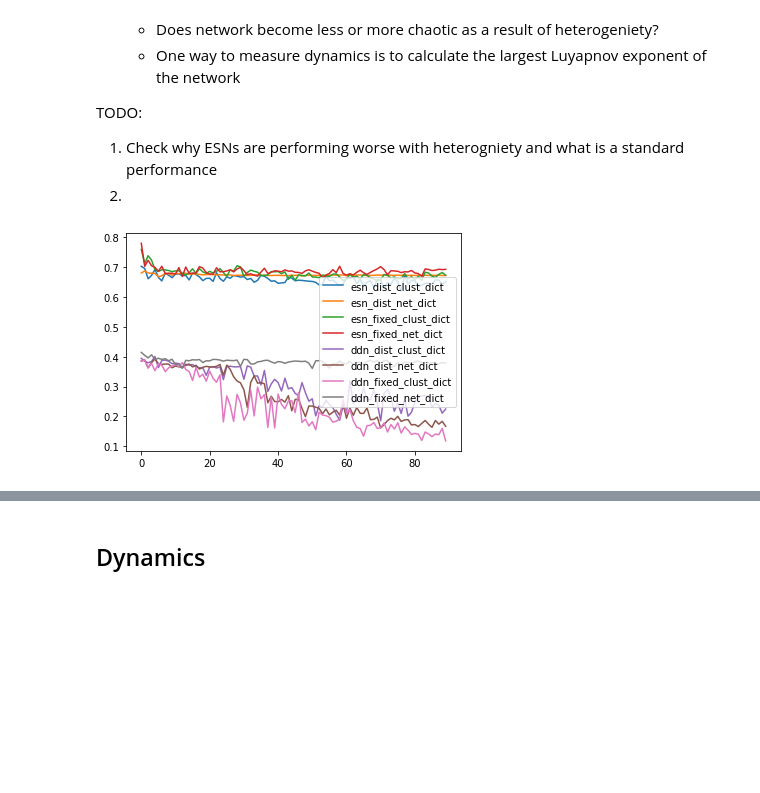
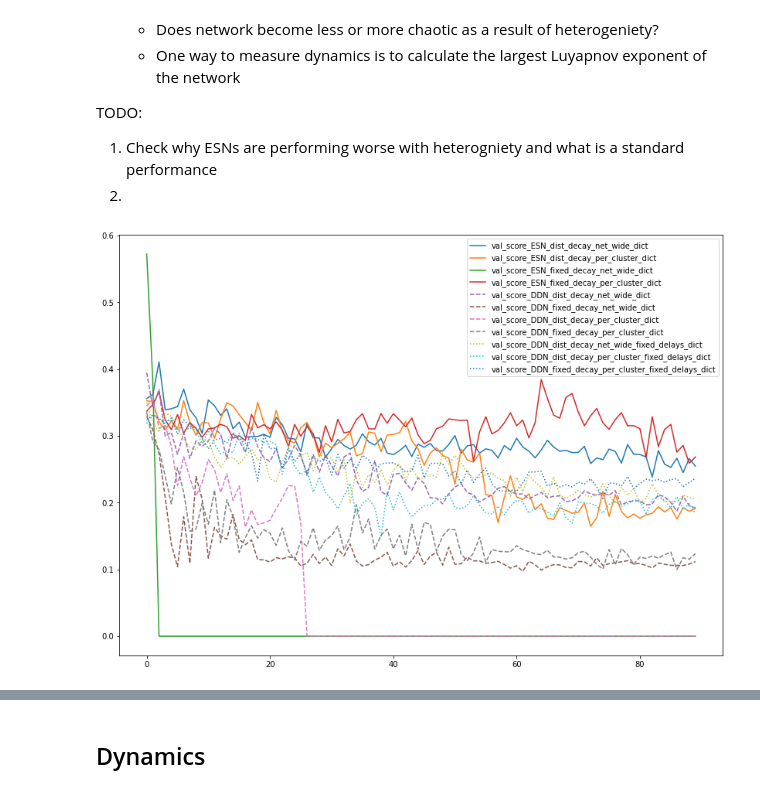
Before and after one commit to Nishant-codex/DDN-public, a Jupyter notebook: DDN_example.ipynb, the cells around one changed output, grey strips where cells are left out. Saved outputs shown, nothing was run; the diff lists cells and outputs as text; code cells hidden in the pictures; blank space fills up the shorter version.

```diff
--- a/DDN_example.ipynb
+++ b/DDN_example.ipynb
@@ -295,34 +326,38 @@ def sample_best_net(dict, n, gen_max, multitask=False):
 # %%
 
 gen_max = 90
 # val_scores_ddn = get_validation_throughout_evolution(ddn_dict, gen_max, multitask=False)
 # val_scores_esn = get_validation_throughout_evolution(esn_dict, gen_max, multitask=False)
 
+val_score_ESN_dist_decay_net_wide_dict                 =  get_validation_throughout_evolution(ESN_dist_decay_net_wide_dict, gen_max=90, multitask=False)
+val_score_ESN_dist_decay_per_cluster_dict              =  get_validation_throughout_evolution(ESN_dist_decay_per_cluster_dict, gen_max=90, multitask=False)
+val_score_ESN_fixed_decay_net_wide_dict                =  get_validation_throughout_evolution(ESN_fixed_decay_net_wide_dict, gen_max=90, multitask=False)
+val_score_ESN_fixed_decay_per_cluster_dict             =  get_validation_throughout_evolution(ESN_fixed_decay_per_cluster_dict, gen_max=90, multitask=False)
+val_score_DDN_dist_decay_net_wide_dict                 =  get_validation_throughout_evolution(DDN_dist_decay_net_wide_dict, gen_max=90, multitask=False)
+val_score_DDN_fixed_decay_net_wide_dict                =  get_validation_throughout_evolution(DDN_fixed_decay_net_wide_dict, gen_max=90, multitask=False)
+val_score_DDN_dist_decay_per_cluster_dict              =  get_validation_throughout_evolution(DDN_dist_decay_per_cluster_dict, gen_max=90, multitask=False)
+val_score_DDN_fixed_decay_per_cluster_dict             =  get_validation_throughout_evolution(DDN_fixed_decay_per_cluster_dict, gen_max=90, multitask=False)
+val_score_DDN_dist_decay_net_wide_fixed_delays_dict    =  get_validation_throughout_evolution(DDN_dist_decay_net_wide_fixed_delays_dict, gen_max=90, multitask=False)
+val_score_DDN_dist_decay_per_cluster_fixed_delays_dict =  get_validation_throughout_evolution(DDN_dist_decay_per_cluster_fixed_delays_dict, gen_max=90, multitask=False)
+val_score_DDN_fixed_decay_per_cluster_fixed_delays_dict=  get_validation_throughout_evolution(DDN_fixed_decay_per_cluster_fixed_delays_dict, gen_max=90, multitask=False)
 
-val_scores_esn_dist_clust_dict =  get_validation_throughout_evolution(esn_dist_clust_dict   , gen_max, multitask=False)
-val_scores_esn_dist_net_dict =    get_validation_throughout_evolution(esn_dist_net_dict , gen_max, multitask=False)
-val_scores_esn_fixed_clust_dict = get_validation_throughout_evolution(esn_fixed_clust_dict   , gen_max, multitask=False)
-val_scores_esn_fixed_net_dict =   get_validation_throughout_evolution(esn_fixed_net_dict   , gen_max, multitask=False)
-val_scores_ddn_dist_clust_dict =  get_validation_throughout_evolution(ddn_dist_clust_dict   , gen_max, multitask=False)
-val_scores_ddn_dist_net_dict =    get_validation_throughout_evolution(ddn_dist_net_dict   , gen_max, multitask=False)
-val_scores_ddn_fixed_clust_dict = get_validation_throughout_evolution(ddn_fixed_clust_dict   , gen_max, multitask=False)
-val_scores_ddn_fixed_net_dict =   get_validation_throughout_evolution(ddn_fixed_net_dict   , gen_max, multitask=False)
+fig = plt.figure(figsize= [14,10])
 
-# plt.plot(val_scores_ddn,label ='ddn')
-# plt.plot(val_scores_esn,label ='esn')
-
-plt.plot(val_scores_esn_dist_clust_dict, label = 'esn_dist_clust_dict')
-plt.plot(val_scores_esn_dist_net_dict, label = 'esn_dist_net_dict')
-plt.plot(val_scores_esn_fixed_clust_dict, label = 'esn_fixed_clust_dict')
-plt.plot(val_scores_esn_fixed_net_dict, label = 'esn_fixed_net_dict')
-plt.plot(val_scores_ddn_dist_clust_dict, label = 'ddn_dist_clust_dict')
-plt.plot(val_scores_ddn_dist_net_dict, label = 'ddn_dist_net_dict')
-plt.plot(val_scores_ddn_fixed_clust_dict, label = 'ddn_fixed_clust_dict')
-plt.plot(val_scores_ddn_fixed_net_dict, label = 'ddn_fixed_net_dict')
+plt.plot(val_score_ESN_dist_decay_net_wide_dict,                   linestyle='-',  label ='val_score_ESN_dist_decay_net_wide_dict' )
+plt.plot(val_score_ESN_dist_decay_per_cluster_dict,                linestyle='-',  label ='val_score_ESN_dist_decay_per_cluster_dict' )
+plt.plot(val_score_ESN_fixed_decay_net_wide_dict,                  linestyle='-',  label ='val_score_ESN_fixed_decay_net_wide_dict' )
+plt.plot(val_score_ESN_fixed_decay_per_cluster_dict,               linestyle='-',  label ='val_score_ESN_fixed_decay_per_cluster_dict' )
+plt.plot(val_score_DDN_dist_decay_net_wide_dict,                   linestyle='--',  label ='val_score_DDN_dist_decay_net_wide_dict' )
+plt.plot(val_score_DDN_fixed_decay_net_wide_dict,                  linestyle='--',  label ='val_score_DDN_fixed_decay_net_wide_dict' )
+plt.plot(val_score_DDN_dist_decay_per_cluster_dict,                linestyle='--',  label ='val_score_DDN_dist_decay_per_cluster_dict' )
+plt.plot(val_score_DDN_fixed_decay_per_cluster_dict,               linestyle='--',  label ='val_score_DDN_fixed_decay_per_cluster_dict' )
+plt.plot(val_score_DDN_dist_decay_net_wide_fixed_delays_dict,      linestyle=':',  label ='val_score_DDN_dist_decay_net_wide_fixed_delays_dict' )
+plt.plot(val_score_DDN_dist_decay_per_cluster_fixed_delays_dict,   linestyle=':',  label ='val_score_DDN_dist_decay_per_cluster_fixed_delays_dict' )
+plt.plot(val_score_DDN_fixed_decay_per_cluster_fixed_delays_dict,  linestyle=':',  label ='val_score_DDN_fixed_decay_per_cluster_fixed_delays_dict' )
 
 plt.legend()
 plt.show()
 # %% [output]
-[figure, old version]
+[figure, new version]
 # %%
 nr_of_nets = 10
```
Also changed, not shown: parts of 17 cells of this notebook, 1 other file.
